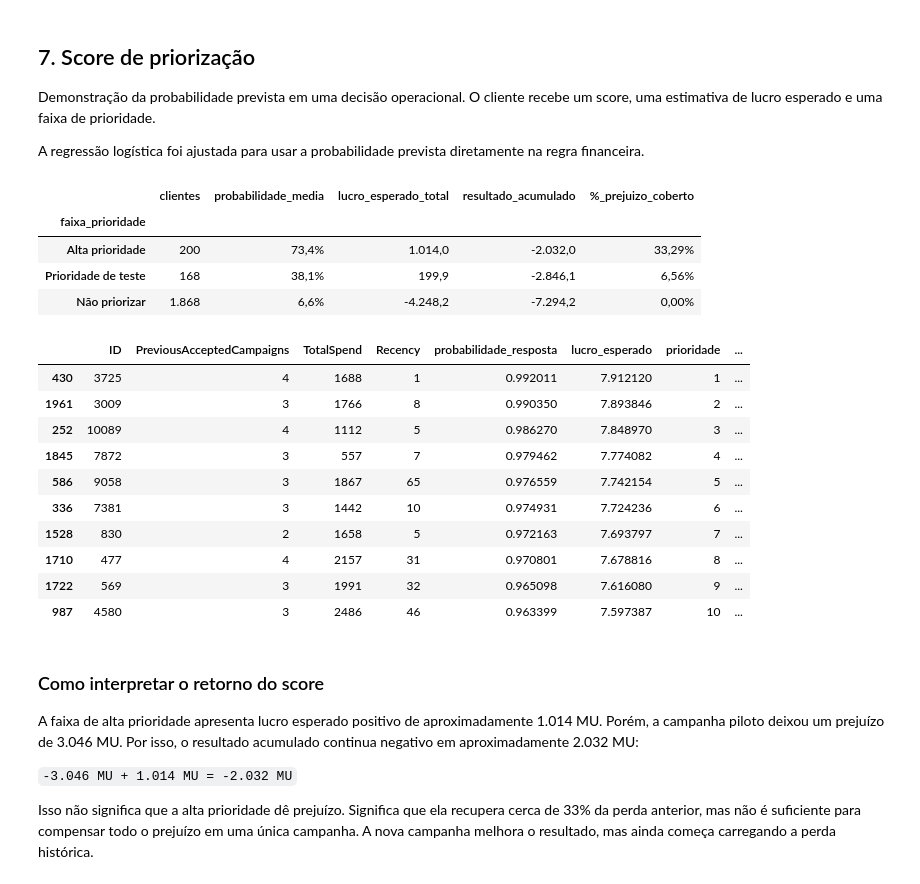
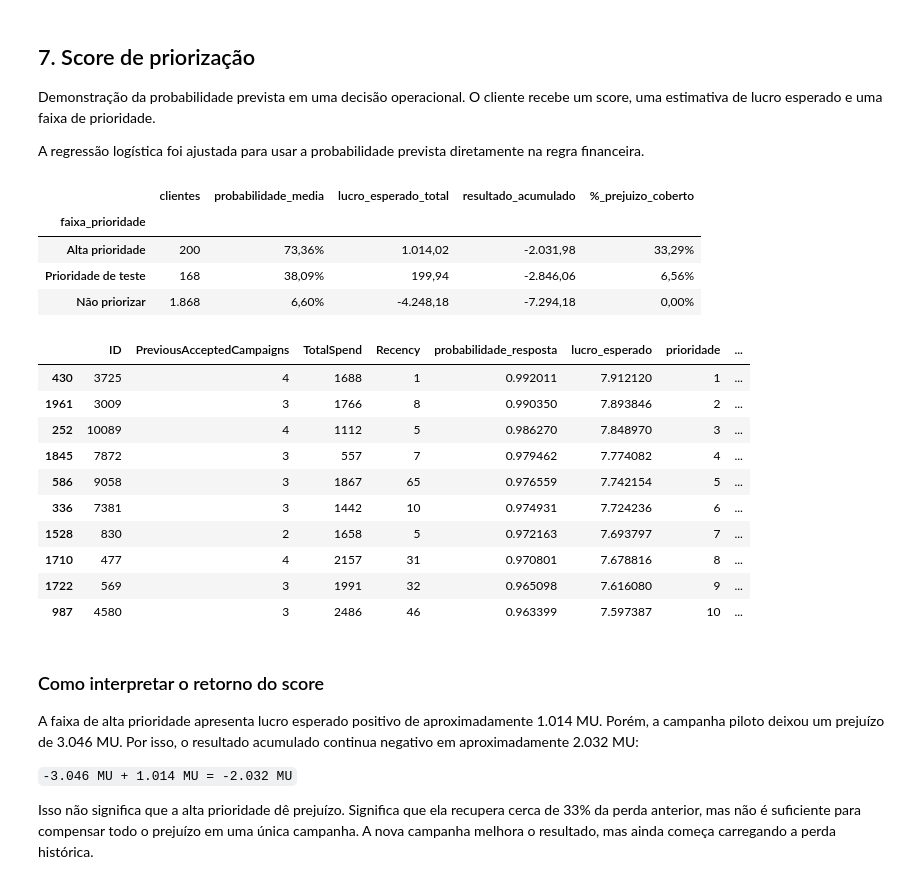
Before and after one commit to Odysseussss/IfoodCase-Resolution, a Jupyter notebook: IfoodCase_Resolution.ipynb, the cells around one changed output. Cells and saved outputs as stored; diff of their text form; code cells hidden in the pictures.

```diff
--- a/IfoodCase_Resolution.ipynb
+++ b/IfoodCase_Resolution.ipynb
@@ -23,6 +23,17 @@ from sklearn.preprocessing import OneHotEncoder, StandardScaler
 
 pd.set_option('display.max_columns', 100)
 sns.set_theme(style='whitegrid', palette='colorblind')
+
+def format_table(data, percentage_columns=(), decimal_columns=(), integer_columns=()):
+    formatted = data.copy()
+    for column in percentage_columns:
+        formatted[column] = formatted[column].map(lambda value: f'{value:.2%}'.replace('.', ','))
+    for column in decimal_columns:
+        formatted[column] = formatted[column].map(lambda value: f'{value:,.2f}'.replace(',', 'X').replace('.', ',').replace('X', '.'))
+    for column in integer_columns:
+        formatted[column] = formatted[column].map(lambda value: f'{value:,.0f}'.replace(',', '.'))
+    return formatted
+
 URL = "https://raw.githubusercontent.com/Odysseussss/IfoodCase-Resolution/main/ifood_case_data.csv"
 try:
     df = pd.read_csv(URL)
@@ -318,42 +328,42 @@ y_all = model_df[TARGET]
 model.fit(X_all, y_all)
 
 score_df = model_df[['ID', 'PreviousAcceptedCampaigns', 'TotalSpend', 'Recency']].copy()
 score_df['probabilidade_resposta'] = model.predict_proba(X_all)[:, 1]
 score_df['lucro_esperado'] = score_df['probabilidade_resposta'] * REVENUE - COST
 score_df['prioridade'] = score_df['lucro_esperado'].rank(ascending=False, method='first').astype(int)
 
 score_df['faixa_prioridade'] = np.select(
     [
         score_df['lucro_esperado'] < 0,
         score_df['probabilidade_resposta'] >= 0.50,
         score_df['probabilidade_resposta'] >= BREAK_EVEN
     ],
     ['Não priorizar', 'Alta prioridade', 'Prioridade de teste'],
     default='Não priorizar'
 )
 
 score_summary = (score_df.groupby('faixa_prioridade', sort=False)
     .agg(clientes=('ID', 'size'), probabilidade_media=('probabilidade_resposta', 'mean'), lucro_esperado_total=('lucro_esperado', 'sum'))
     .sort_values('lucro_esperado_total', ascending=False))
 
 # Comparação do lucro esperado com o prejuízo acumulado da campanha piloto.
 score_summary['resultado_acumulado'] = pilot_result + score_summary['lucro_esperado_total']
 score_summary['%_prejuizo_coberto'] = (
     score_summary['lucro_esperado_total'].clip(lower=0) / abs(pilot_result)
 )
-display(score_summary.style.format({
-    'probabilidade_media': '{:.1%}',
-    'lucro_esperado_total': '{:,.1f}',
-    'resultado_acumulado': '{:,.1f}',
-    '%_prejuizo_coberto': '{:.2%}'
-}, decimal=',', thousands='.'))
+display(format_table(
+    score_summary,
+    percentage_columns=['probabilidade_media', '%_prejuizo_coberto'],
+    decimal_columns=['lucro_esperado_total', 'resultado_acumulado'],
+    integer_columns=['clientes']
+))
 display(score_df.sort_values('prioridade').head(10))
 # %% [output]
 |  | clientes | probabilidade_media | lucro_esperado_total | resultado_acumulado | %_prejuizo_coberto |
 | faixa_prioridade |  |  |  |  |  |
-| Alta prioridade | 200 | 73,4% | 1.014,0 | -2.032,0 | 33,29% |
-| Prioridade de teste | 168 | 38,1% | 199,9 | -2.846,1 | 6,56% |
-| Não priorizar | 1.868 | 6,6% | -4.248,2 | -7.294,2 | 0,00% |
+| Alta prioridade | 200 | 73,36% | 1.014,02 | -2.031,98 | 33,29% |
+| Prioridade de teste | 168 | 38,09% | 199,94 | -2.846,06 | 6,56% |
+| Não priorizar | 1.868 | 6,60% | -4.248,18 | -7.294,18 | 0,00% |
 |  | ID | PreviousAcceptedCampaigns | TotalSpend | Recency | probabilidade_resposta | lucro_esperado | prioridade | ... |
 | 430 | 3725 | 4 | 1688 | 1 | 0.992011 | 7.912120 | 1 | ... |
 | 1961 | 3009 | 3 | 1766 | 8 | 0.990350 | 7.893846 | 2 | ... |
```
Also changed, not shown: parts of 7 cells of this notebook, 2 other files.
